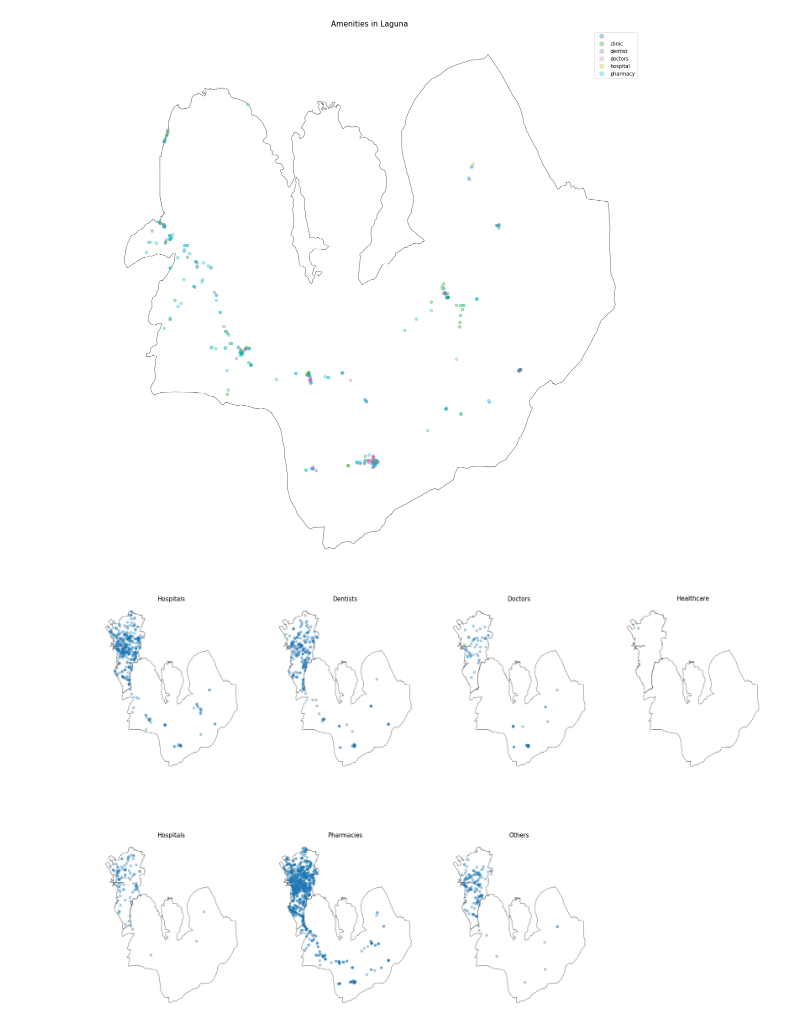
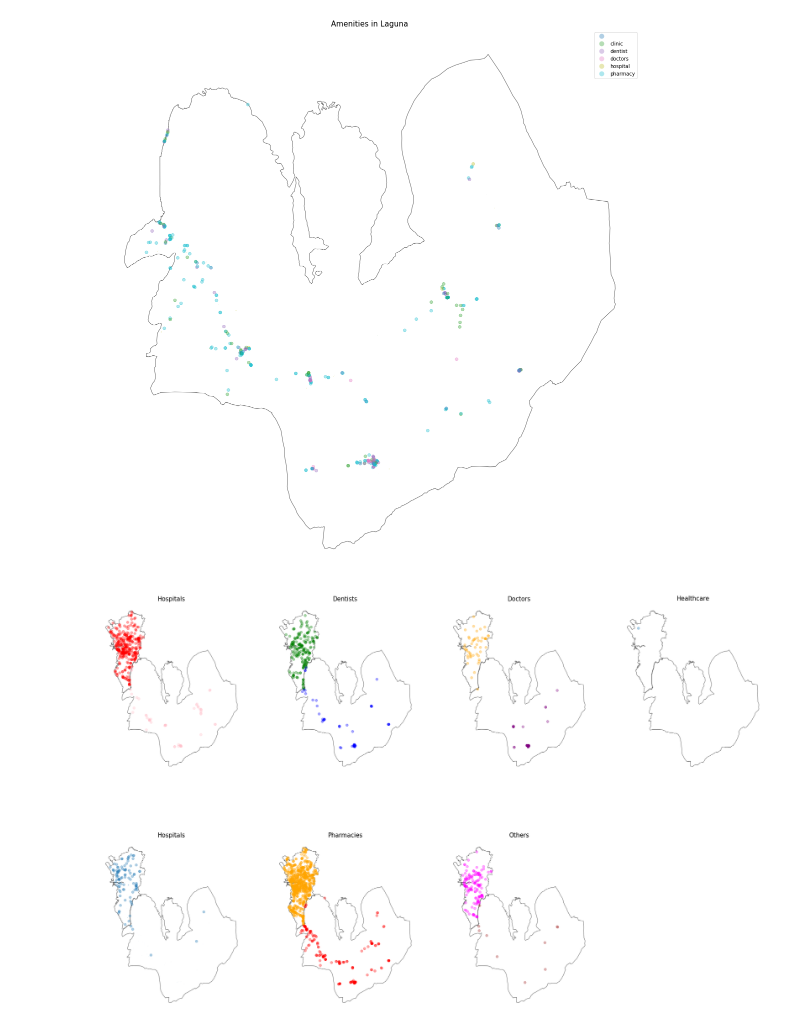
Before and after one commit to melodyjoygo/DATASCI, a Jupyter notebook: 08___Geospatial_Data.ipynb, the cells around one changed output. Drawn from its saved outputs; the diff is of its cells as text; code cells hidden in the pictures.

```diff
--- a/08___Geospatial_Data.ipynb
+++ b/08___Geospatial_Data.ipynb
@@ -510,60 +508,63 @@ ax.axis('off');
 # %% [output]
 [figure]
 # %%
+
+
 fig = plt.figure(figsize=(30, 20))
 ax = fig.add_subplot(2, 4, 1)
 ph[ph.NAME_1=="Metropolitan Manila"].plot(ax=ax, color='white', edgecolor='dimgray')
 ph[ph.NAME_1=="Laguna"].plot(ax=ax, color='white', edgecolor='dimgray')
-mm_healthsites[mm_healthsites.amenity=="clinic"].plot(ax=ax, column="amenity", alpha=0.35)
-laguna_healthsites[laguna_healthsites.amenity=="clinic"].plot(ax=ax, column="amenity", alpha=0.35)
+mm_healthsites[mm_healthsites.amenity=="clinic"].plot(ax=ax, color = 'red', alpha=0.35)
+laguna_healthsites[laguna_healthsites.amenity=="clinic"].plot(ax=ax, color = 'pink', alpha=0.35)
 ax.set_title('Hospitals', fontsize=15)
 ax.axis('off');
 
 ax = fig.add_subplot(2, 4, 2)
 ph[ph.NAME_1=="Metropolitan Manila"].plot(ax=ax, color='white', edgecolor='dimgray')
 ph[ph.NAME_1=="Laguna"].plot(ax=ax, color='white', edgecolor='dimgray')
-mm_healthsites[mm_healthsites.amenity=="dentist"].plot(ax=ax, column="amenity", alpha=0.35)
-laguna_healthsites[laguna_healthsites.amenity=="dentist"].plot(ax=ax, column="amenity", alpha=0.35)
+mm_healthsites[mm_healthsites.amenity=="dentist"].plot(ax=ax, color="green", alpha=0.35)
+laguna_healthsites[laguna_healthsites.amenity=="dentist"].plot(ax=ax, color="blue", alpha=0.35)
 ax.set_title('Dentists', fontsize=15)
 ax.axis('off');
 
 ax = fig.add_subplot(2, 4, 3)
 ph[ph.NAME_1=="Metropolitan Manila"].plot(ax=ax, color='white', edgecolor='dimgray')
 ph[ph.NAME_1=="Laguna"].plot(ax=ax, color='white', edgecolor='dimgray')
-mm_healthsites[mm_healthsites.amenity=="doctors"].plot(ax=ax, column="amenity", alpha=0.35)
-laguna_healthsites[laguna_healthsites.amenity=="doctors"].plot(ax=ax, column="amenity", alpha=0.35)
+mm_healthsites[mm_healthsites.amenity=="doctors"].plot(ax=ax, color="orange", alpha=0.35)
+laguna_healthsites[laguna_healthsites.amenity=="doctors"].plot(ax=ax, color = 'purple', alpha=0.35)
 ax.set_title('Doctors', fontsize=15)
 ax.axis('off');
 
 ax = fig.add_subplot(2, 4, 4)
 ph[ph.NAME_1=="Metropolitan Manila"].plot(ax=ax, color='white', edgecolor='dimgray')
 ph[ph.NAME_1=="Laguna"].plot(ax=ax, color='white', edgecolor='dimgray')
 mm_healthsites[mm_healthsites.amenity=="healthcare"].plot(ax=ax, column="amenity", alpha=0.35)
 ax.set_title('Healthcare', fontsize=15)
 ax.axis('off');
 
 ax = fig.add_subplot(2, 4, 5)
 ph[ph.NAME_1=="Metropolitan Manila"].plot(ax=ax, color='white', edgecolor='dimgray')
 ph[ph.NAME_1=="Laguna"].plot(ax=ax, color='white', edgecolor='dimgray')
 mm_healthsites[mm_healthsites.amenity=="hospital"].plot(ax=ax, column="amenity", alpha=0.35)
-laguna_healthsites[laguna_healthsites.amenity=="hospital"].plot(ax=ax, column="amenity", alpha=0.35)
+laguna_healthsites[laguna_healthsites.amenity=="hospital"].plot(ax=ax, column ="amenity", alpha=0.35)
 ax.set_title('Hospitals', fontsize=15)
 ax.axis('off');
 
 ax = fig.add_subplot(2, 4, 6)
 ph[ph.NAME_1=="Metropolitan Manila"].plot(ax=ax, color='white', edgecolor='dimgray')
 ph[ph.NAME_1=="Laguna"].plot(ax=ax, color='white', edgecolor='dimgray')
-mm_healthsites[mm_healthsites.amenity=="pharmacy"].plot(ax=ax, column="amenity", alpha=0.35)
-laguna_healthsites[laguna_healthsites.amenity=="pharmacy"].plot(ax=ax, column="amenity", alpha=0.35)
+mm_healthsites[mm_healthsites.amenity=="pharmacy"].plot(ax=ax, color="orange", alpha=0.35)
+laguna_healthsites[laguna_healthsites.amenity=="pharmacy"].plot(ax=ax, color = 'red', alpha=0.35)
 ax.set_title('Pharmacies', fontsize=15)
 ax.axis('off');
 
 ax = fig.add_subplot(2, 4, 7)
 ph[ph.NAME_1=="Metropolitan Manila"].plot(ax=ax, color='white', edgecolor='dimgray')
 ph[ph.NAME_1=="Laguna"].plot(ax=ax, color='white', edgecolor='dimgray')
-mm_healthsites[mm_healthsites.amenity==""].plot(ax=ax, column="amenity", alpha=0.35)
-laguna_healthsites[laguna_healthsites.amenity==""].plot(ax=ax, column="amenity", alpha=0.35)
+mm_healthsites[mm_healthsites.amenity==""].plot(ax=ax, color="magenta", alpha=0.35)
+laguna_healthsites[laguna_healthsites.amenity==""].plot(ax=ax, color = 'brown', alpha=0.35)
+
 ax.set_title('Others', fontsize=15)
 ax.axis('off');
 # %% [output]
-[figure, old version]
+[figure, new version]
```
Also changed, not shown: parts of 1 cell of this notebook.
